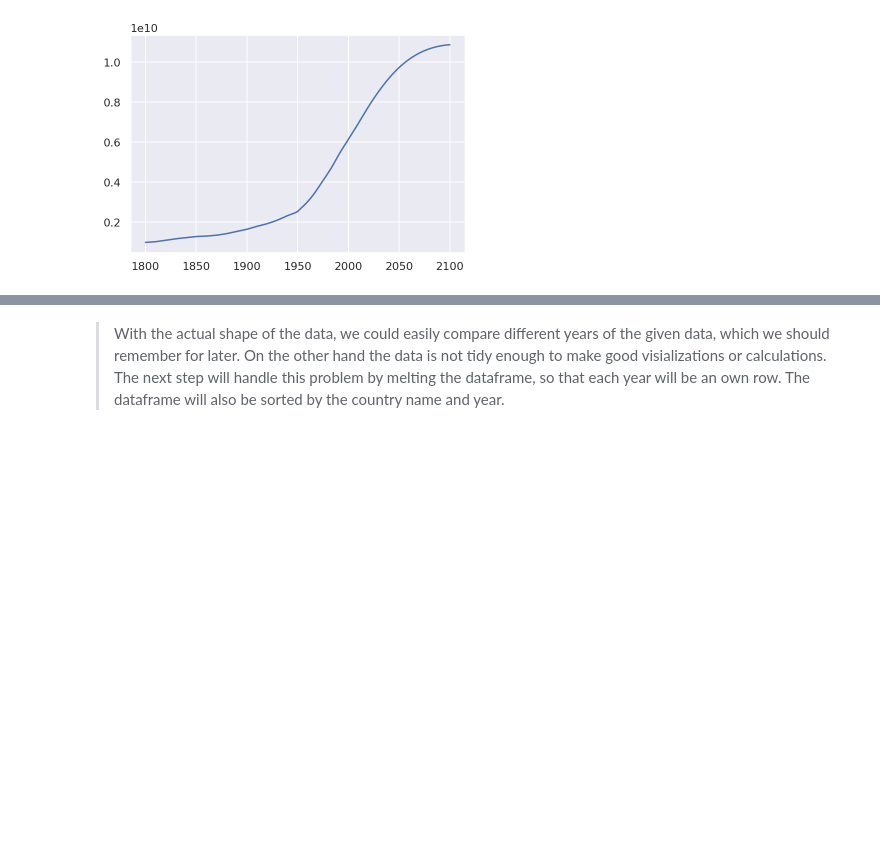
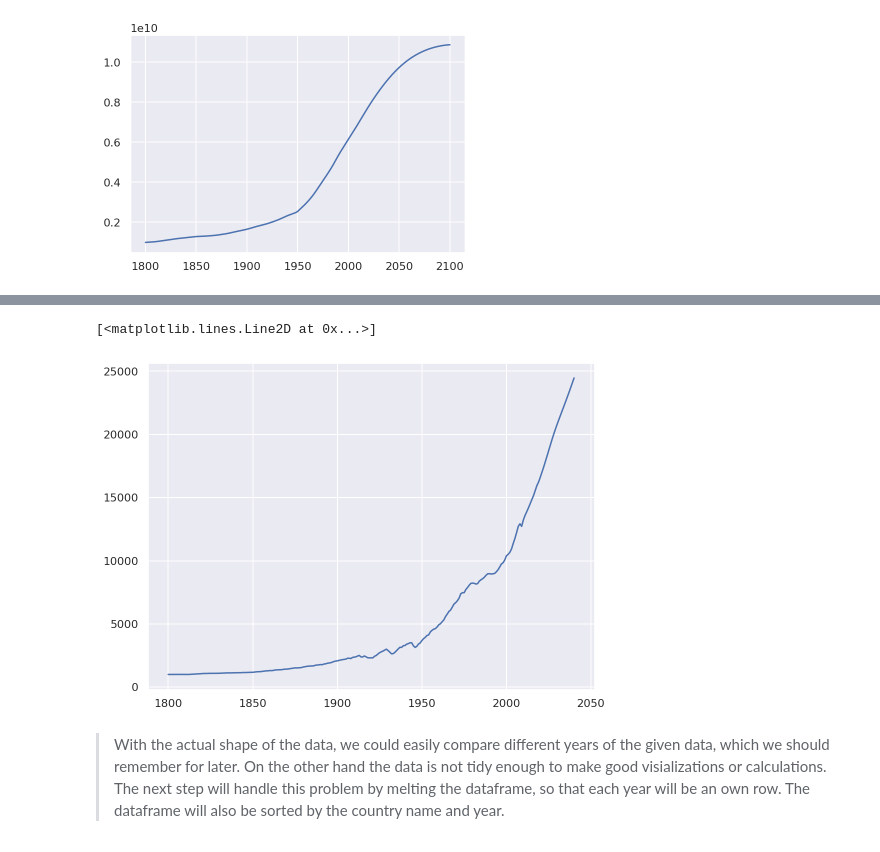
Before and after one commit to mohnishverma87/Udacity-Data-Analyst-Nanodegree, a Jupyter notebook: P1-Investigate-A-Dataset/Investigate Gapminder Data.ipynb, the cells around one changed output, grey strips where cells are left out. Drawn from its saved outputs; the diff is of its cells as text; code cells hidden in the pictures; blank space fills up the shorter version.

```diff
--- a/P1-Investigate-A-Dataset/Investigate Gapminder Data.ipynb
+++ b/P1-Investigate-A-Dataset/Investigate Gapminder Data.ipynb
@@ -99,6 +99,7 @@ cd /content/drive/My\ Drive/Colab\ Notebooks/Data/GapMinder
 #read population csv
 population = pd.read_excel("GapMinderWorldPopulation.xlsx","data-pop-gmv6-in-columns")
 expectancy = pd.read_excel("GapMinderWorldLifeExpectancy.xlsx","data-for-world-by-year")
+income = pd.read_excel("GapMinderWorldGDPpercapita.xlsx","data-for-world-by-year")
 # %%
 #show head of the created dataframe
 population.tail(8)
@@ -133,0 +132,6 @@ plt.plot(years, expectancy['Life expectancy'].values)
+# %%
+plt.figure(figsize = (8,6))
+plt.plot(years[:len(income['Income per person'].values)], income['Income per person'].values)
+# %% [output]
+[<matplotlib.lines.Line2D at 0x...>]
+[figure, added]
```
Also changed, not shown: parts of 4 cells of this notebook.
